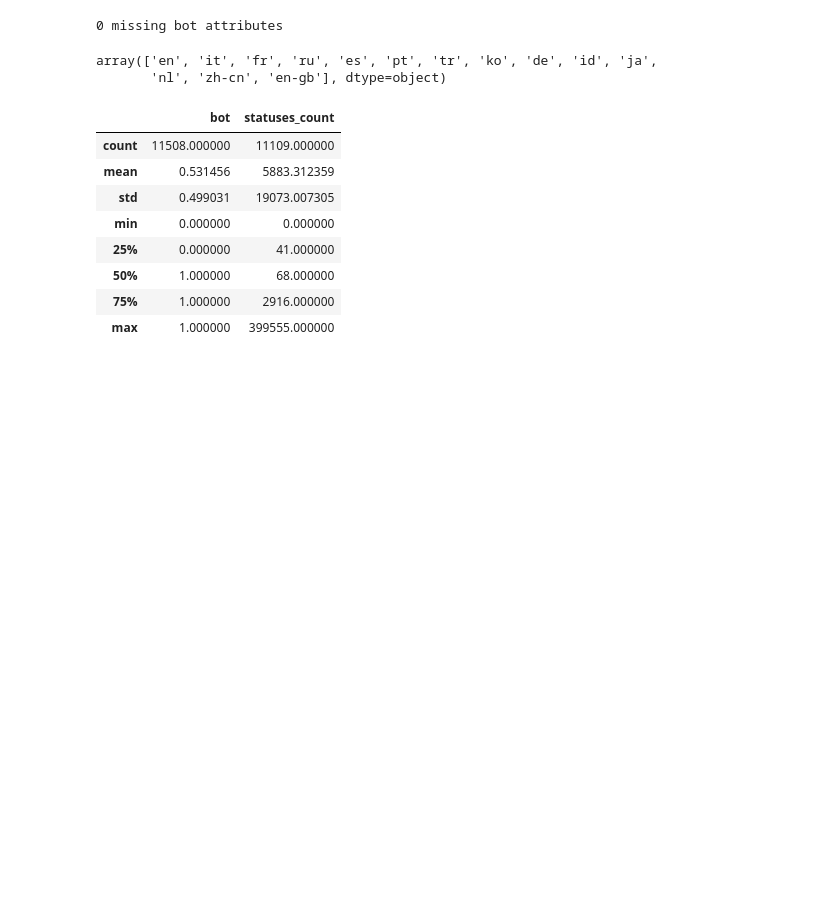
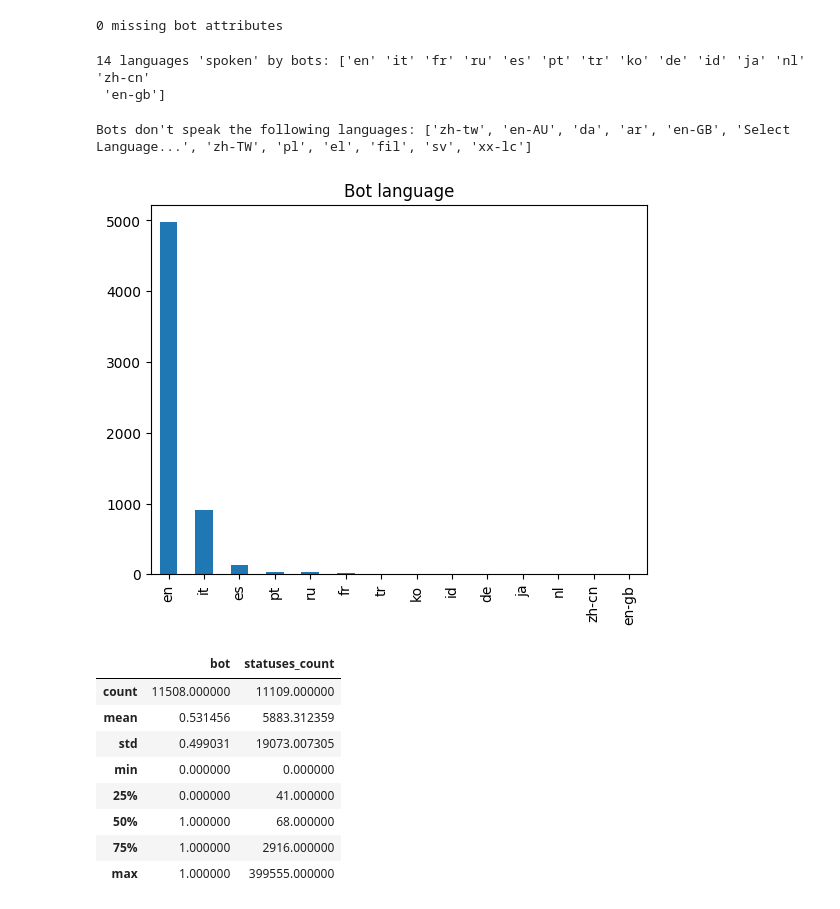
Before and after one commit to domferr/Data-Mining, a Jupyter notebook: Data Understanding.ipynb, the cells around one changed output. Cells and saved outputs as stored; diff of their text form; code cells hidden in the pictures; blank space fills up the shorter version.

```diff
--- a/Data Understanding.ipynb
+++ b/Data Understanding.ipynb
@@ -155,10 +165,19 @@ print(df_users.bot.isna().sum(), "missing bot attributes")
 0 missing bot attributes
 # %%
 bots=df_users[df_users.bot==1]
-bots.lang.unique()
+print(len(bots.lang.unique()), "languages 'spoken' by bots:", bots.lang.unique())
 # %% [output]
-array(['en', 'it', 'fr', 'ru', 'es', 'pt', 'tr', 'ko', 'de', 'id', 'ja',
-       'nl', 'zh-cn', 'en-gb'], dtype=object)
+14 languages 'spoken' by bots: ['en' 'it' 'fr' 'ru' 'es' 'pt' 'tr' 'ko' 'de' 'id' 'ja' 'nl' 'zh-cn'
+ 'en-gb']
+# %%
+print("Bots don't speak the following languages:", [language for language in uniqueLanguages if language not in bots.lang.unique()])
+# %% [output]
+Bots don't speak the following languages: ['zh-tw', 'en-AU', 'da', 'ar', 'en-GB', 'Select Language...', 'zh-TW', 'pl', 'el', 'fil', 'sv', 'xx-lc']
+# %%
+bots.lang.value_counts().plot(kind='bar', title='Bot language')
+plt.show()
+# %% [output]
+[figure, added]
 # %%
 df_users.describe()
 # %% [output]
```
Also changed, not shown: parts of 4 cells of this notebook.
